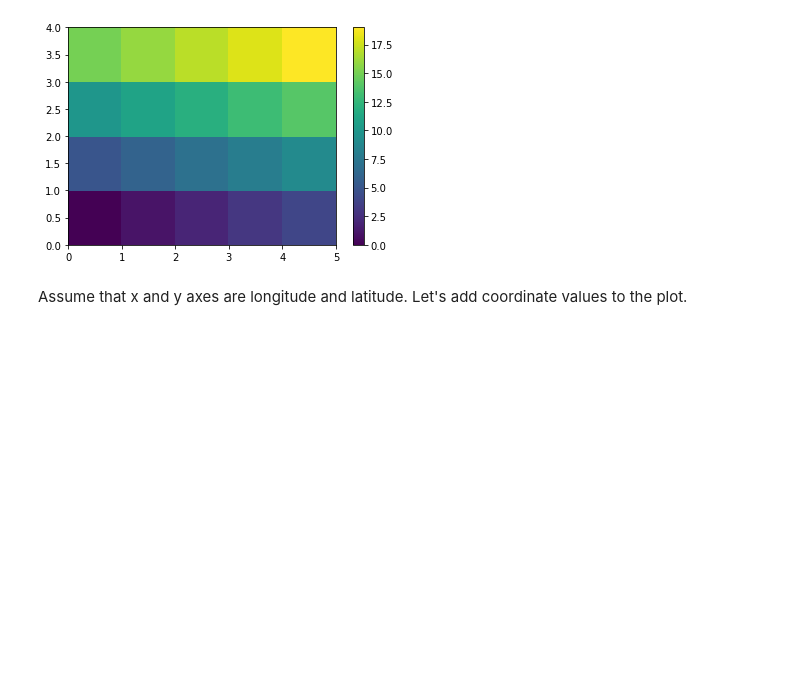
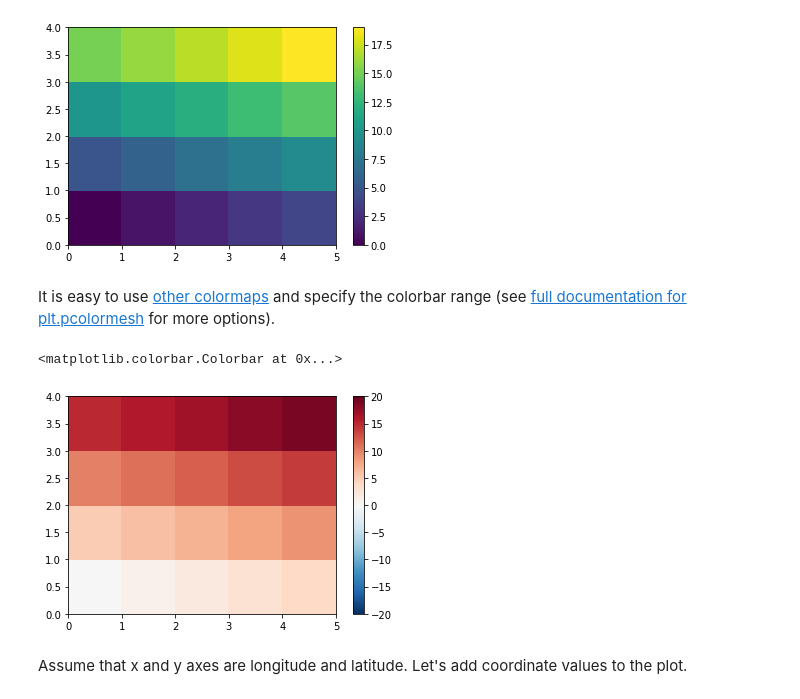
Before and after one commit to geoschem/GEOSChem-python-tutorial, a Jupyter notebook: Chapter00_basic_python.ipynb, the cells around one changed output. Drawn from its saved outputs; the diff is of its cells as text; code cells hidden in the pictures; blank space fills up the shorter version.

Commit message:
Mention pcolormesh options in chapter0

```diff
--- a/Chapter00_basic_python.ipynb
+++ b/Chapter00_basic_python.ipynb
@@ -200,6 +200,14 @@ plt.colorbar()
 # %% [output]
 <matplotlib.colorbar.Colorbar at 0x...>
 [figure]
+# %% [markdown]
+It is easy to use [other colormaps](https://matplotlib.org/examples/color/colormaps_reference.html) and specify the colorbar range (see [full documentation for plt.pcolormesh](https://matplotlib.org/api/_as_gen/matplotlib.pyplot.pcolormesh.html) for more options).
+# %%
+plt.pcolormesh(A, vmin=-20, vmax=20, cmap='RdBu_r')
+plt.colorbar()
+# %% [output]
+<matplotlib.colorbar.Colorbar at 0x...>
+[figure, added]
 # %% [markdown]
 Assume that x and y axes are longitude and latitude. Let's add coordinate values to the plot.
 # %%
```
Also changed, not shown: parts of 1 cell of this notebook.
